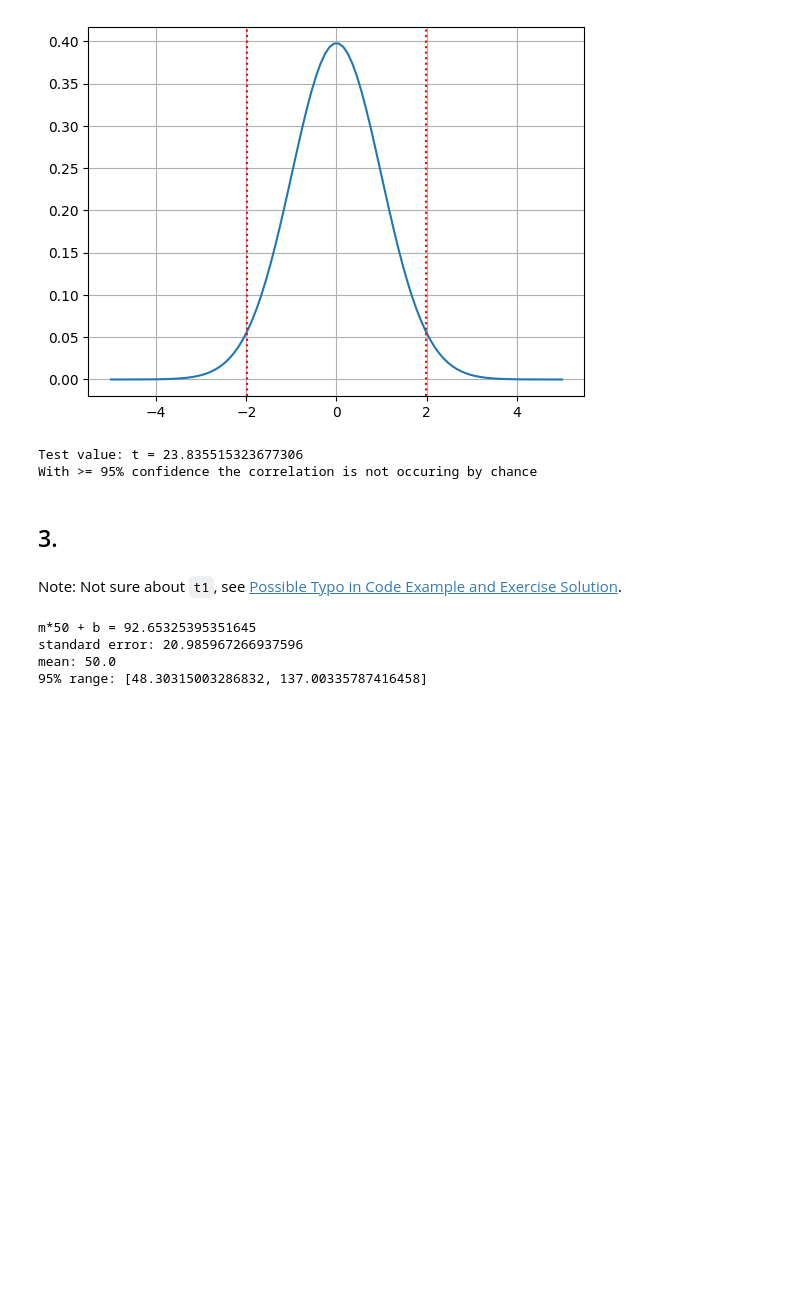
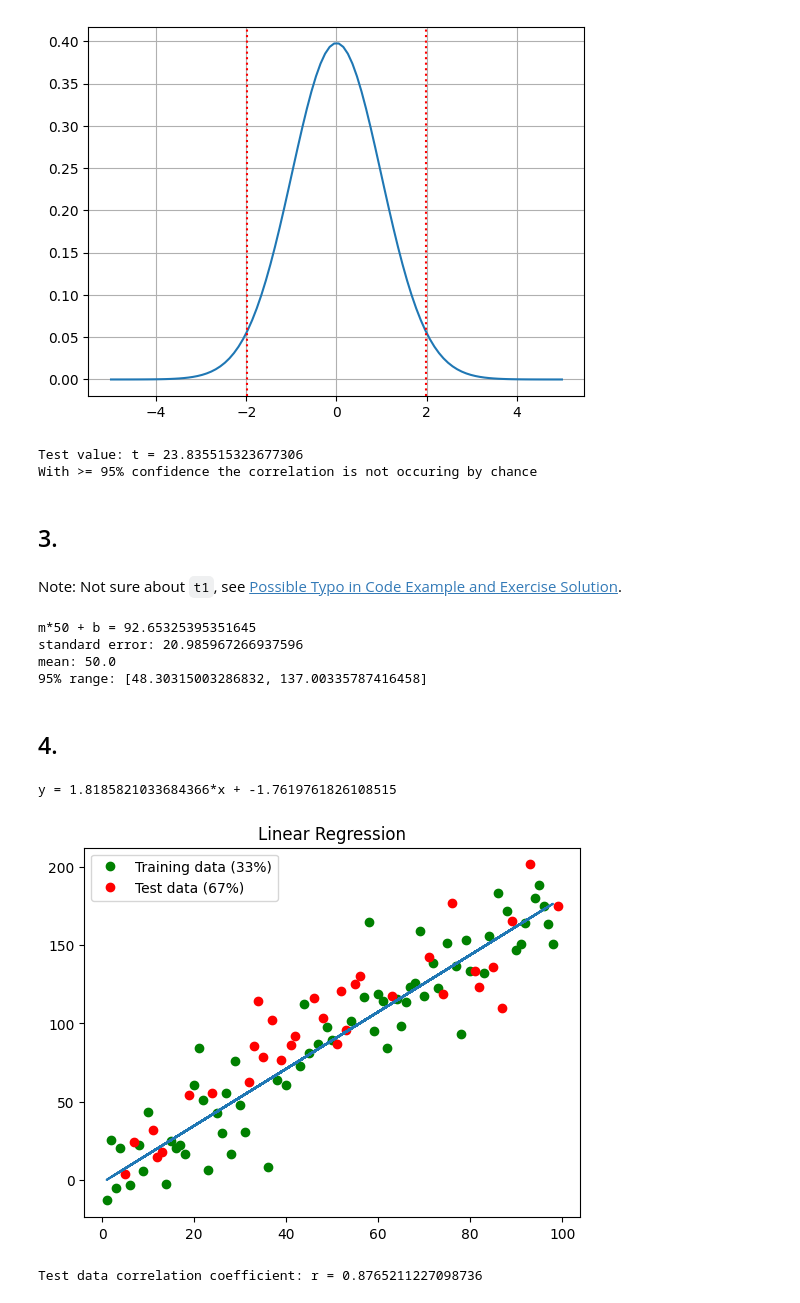
Before and after one commit to luzianscherrer/emfds, a Jupyter notebook: chapter_05.ipynb, the cells around one changed output. Cells and saved outputs as stored; diff of their text form; code cells hidden in the pictures; blank space fills up the shorter version.

```diff
--- a/chapter_05.ipynb
+++ b/chapter_05.ipynb
@@ -106,3 +106,33 @@ m*50 + b = 92.65325395351645
 standard error: 20.985967266937596
 mean: 50.0
 95% range: [48.30315003286832, 137.00335787416458]
+# %% [markdown]
+## 4.
+# %%
+from sklearn.model_selection import train_test_split
+
+tt_ratio = 1/3
+train_x, test_x, train_y, test_y = train_test_split(data_x, data_y, test_size=tt_ratio)
+
+reg = LinearRegression().fit(train_x, train_y)
+
+m = reg.coef_.flatten()[0]
+b = reg.intercept_.flatten()[0]
+
+print(f"y = {m}*x + {b}")
+
+plt.subplot()
+plt.plot(train_x, train_y, 'o', color='g', label=f'Training data ({tt_ratio*100:.0f}%)')
+plt.plot(test_x, test_y, 'o', color='r', label=f'Test data ({(1-tt_ratio)*100:.0f}%)')
+plt.plot(train_x, m*train_x+b)
+plt.title("Linear Regression")
+plt.legend()
+
+plt.show()
+
+test_r = math.sqrt(reg.score(test_x, test_y))
+print(f"Test data correlation coefficient: r = {test_r}")
+# %% [output]
+y = 1.8185821033684366*x + -1.7619761826108515
+[figure, added]
+Test data correlation coefficient: r = 0.8765211227098736
```
